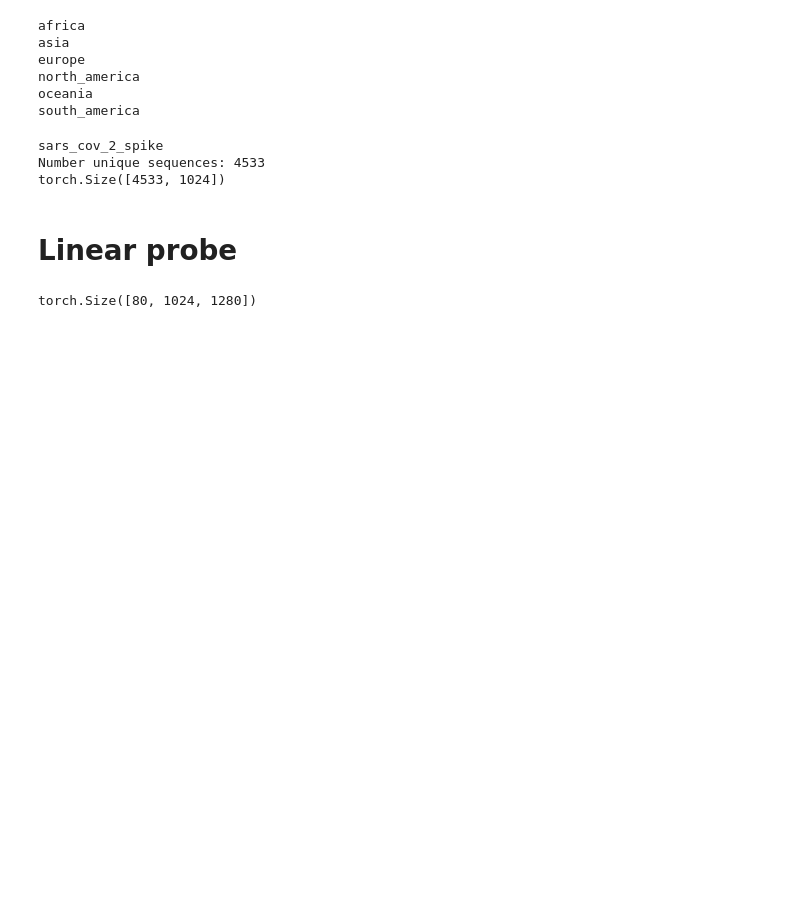
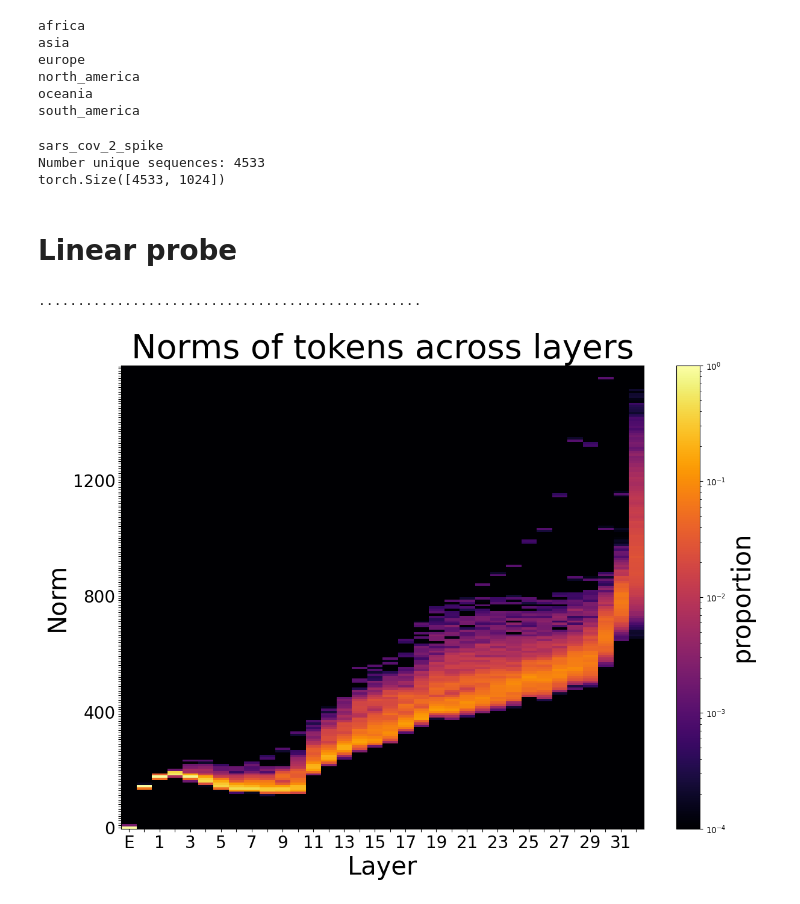
Before and after one commit to blab/mutational-embedding-vectors, a Jupyter notebook: notebooks/ex32_covarying_sites.ipynb, the cells around one changed output. Cells and saved outputs as stored; diff of their text form; code cells hidden in the pictures; blank space fills up the shorter version.

Commit message:
added layer norms for coronaviridae

```diff
--- a/notebooks/ex32_covarying_sites.ipynb
+++ b/notebooks/ex32_covarying_sites.ipynb
@@ -442,12 +440,22 @@ hooked_toks, cache = hooked_esm.run_with_cache(rand_seqs[:1])
-# %%
-_, rand_seqs_cache = hooked_esm.run_with_cache(rand_seqs, names_filter=lambda name: name.endswith("_out"))
-# _, rand_seqs_cache = hooked_esm.run_with_cache(rand_seqs[:1])
-del _
-torch.cuda.empty_cache()
-# %%
-rand_seqs_cache["blocks.0.hook_attn_out"].shape
-# %% [output]
-torch.Size([80, 1024, 1280])
-# %%
-# train linear probes for each site at each layer
-layer = 10
+# %%
+cache_keys = ["hook_embed", *[f"blocks.{l}.hook_resid_post" for l in range(hooked_esm.cfg.n_layers)]]
+# %%
+batch_num = 20
+
+hooked_output, rand_seqs_cache = hooked_esm.run_with_cache(rand_seqs[:batch_num], names_filter=cache_keys)
+rand_seqs_norms = [rand_seqs_cache[layer].norm(dim=-1).squeeze() for layer in cache_keys]
+del hooked_output
+del rand_seqs_cache
+torch.cuda.empty_cache()
+
+for batch_idx in range(batch_num, 1000, batch_num):
+    print(".", end="", flush=True)
+    hooked_output, rand_seqs_cache = hooked_esm.run_with_cache(rand_seqs[batch_idx:batch_idx+batch_num], names_filter=cache_keys)
+    rand_seqs_norms = [torch.cat([x, rand_seqs_cache[layer].norm(dim=-1).squeeze()]) for x,layer in zip(rand_seqs_norms, cache_keys)]
+
+    del hooked_output
+    del rand_seqs_cache
+    torch.cuda.empty_cache()
+print()
+# %% [output]
+.................................................
@@ -453,0 +478,15 @@ layer = 10
+# %%
+eps = 1e-4
+fig, ax = plt.subplots(1,1,figsize=(14,10))
+ret = ax.imshow(norm_density_map.T + eps, origin='lower', aspect='auto', norm=LogNorm(vmin=eps, vmax=1+eps), cmap="inferno")
+cbar = plt.colorbar(ret)
+cbar.set_label("proportion", fontsize=30)
+ax.set_xticks(torch.arange(hooked_esm.cfg.n_layers+1), ["E", *[x if x % 2 == 1 else "" for x in range(hooked_esm.cfg.n_layers)]], fontsize=20)
+ax.set_yticks(torch.arange(norm_density_map.shape[-1]), [8*x if x % 50 == 0 else "" for x in range(norm_density_map.shape[-1])], fontsize=20)
+ax.set_title("Norms of tokens across layers", fontsize=40)
+ax.set_xlabel("Layer", fontsize=30)
+ax.set_ylabel("Norm", fontsize=30)
+plt.savefig("../figures/tok_norm_across_layers.png")
+plt.show()
+# %% [output]
+[figure, added]
```
Also changed, not shown: parts of 5 cells of this notebook, 1 other file.
